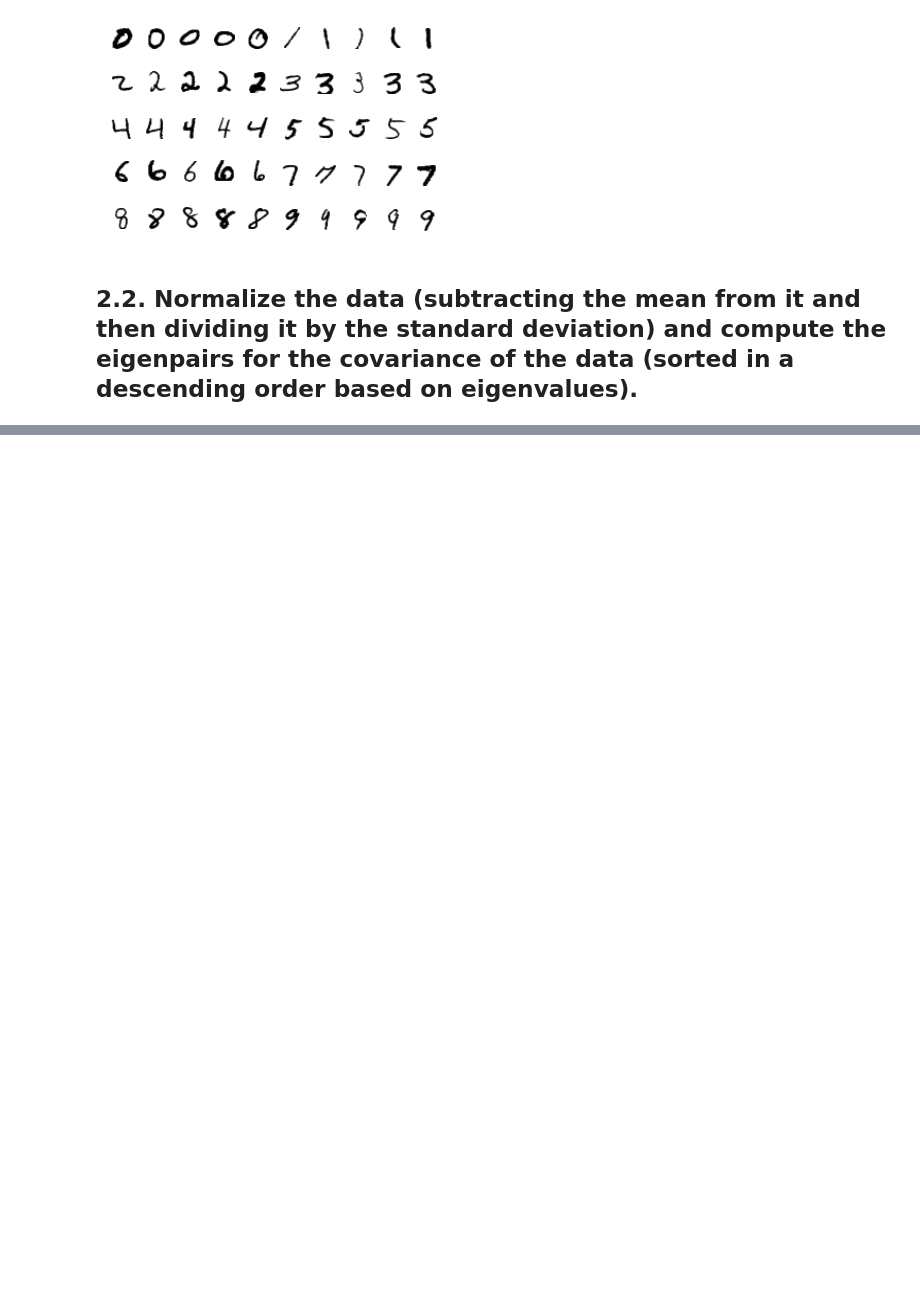
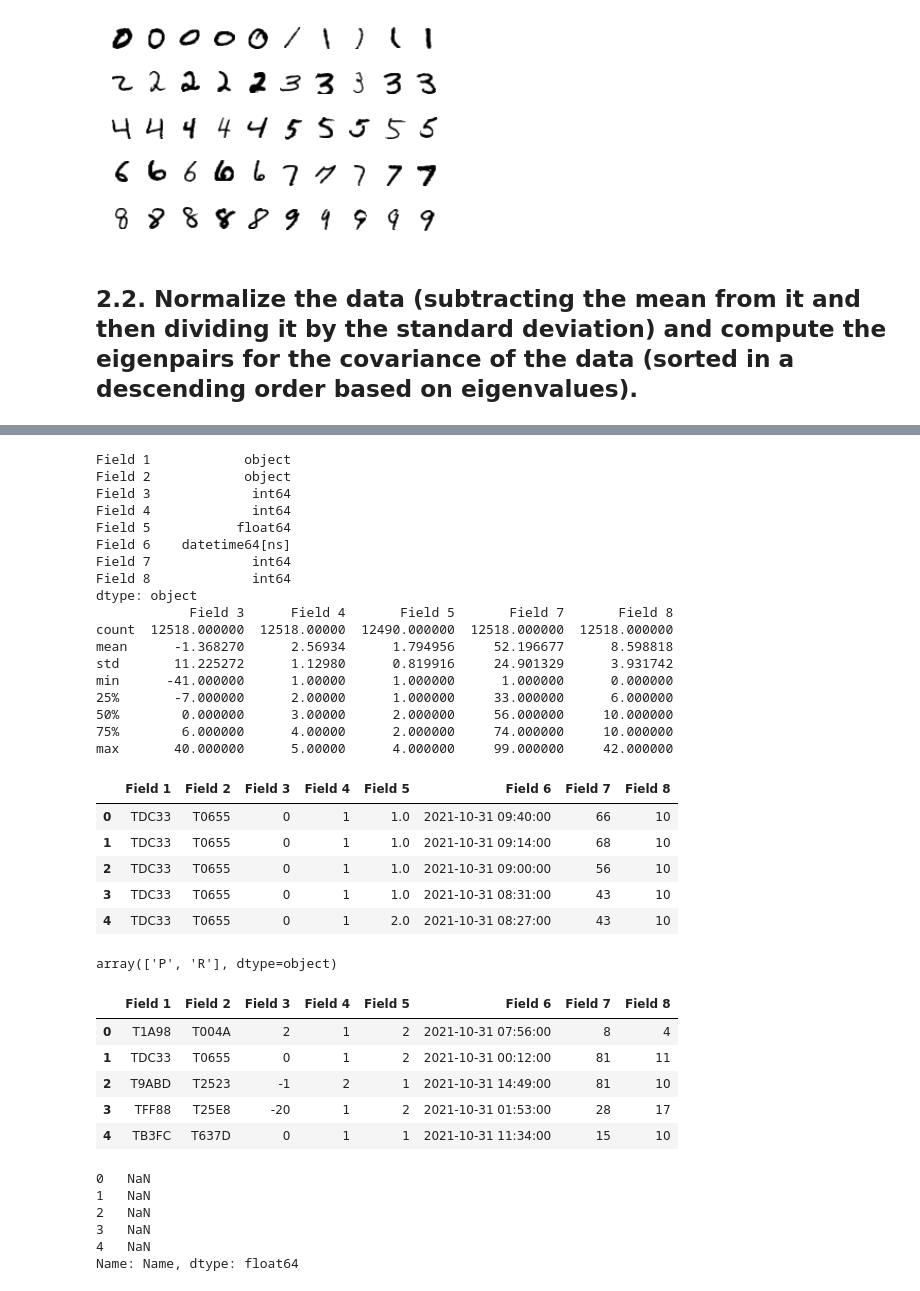
Before and after one commit to theabc50111/nccu_cs_hw, a Jupyter notebook: DeepLearning_HW/hw2/110753201_hw2_資科碩一曹昱維.ipynb, the cells around one changed output, grey strips where cells are left out. Cells and saved outputs as stored; diff of their text form; code cells hidden in the pictures; blank space fills up the shorter version.

```diff
--- a/DeepLearning_HW/hw2/110753201_hw2_資科碩一曹昱維.ipynb
+++ b/DeepLearning_HW/hw2/110753201_hw2_資科碩一曹昱維.ipynb
@@ -160,0 +186,52 @@ array([[0.        , 0.        , 0.        , 0.        , 0.        ,
+# %%
+import pandas as pd
+ori_train = pd.read_csv('PBP_train.csv', parse_dates=['Field 6'], infer_datetime_format=True)
+ori_test = pd.read_csv('PBP_test.csv', parse_dates=['Field 6'], infer_datetime_format=True)
+x_train = ori_train.drop('Name', axis=1)
+y_train = ori_train['Name']
+x_test = ori_test.drop('Name', axis=1)
+y_test = ori_test['Name']
+print(x_train.dtypes)
+print(x_train.describe())
+display(x_train.head())
+display(y_train.unique())
+display(x_test.head())
+display(y_test.head())
+# %% [output]
+Field 1            object
+Field 2            object
+Field 3             int64
+Field 4             int64
+Field 5           float64
+Field 6    datetime64[ns]
+Field 7             int64
+Field 8             int64
+dtype: object
+            Field 3      Field 4       Field 5       Field 7       Field 8
+count  12518.000000  12518.00000  12490.000000  12518.000000  12518.000000
+mean      -1.368270      2.56934      1.794956     52.196677      8.598818
+std       11.225272      1.12980      0.819916     24.901329      3.931742
+min      -41.000000      1.00000      1.000000      1.000000      0.000000
+25%       -7.000000      2.00000      1.000000     33.000000      6.000000
+50%        0.000000      3.00000      2.000000     56.000000     10.000000
+75%        6.000000      4.00000      2.000000     74.000000     10.000000
+max       40.000000      5.00000      4.000000     99.000000     42.000000
+|  | Field 1 | Field 2 | Field 3 | Field 4 | Field 5 | Field 6 | Field 7 | Field 8 |
+| 0 | TDC33 | T0655 | 0 | 1 | 1.0 | 2021-10-31 09:40:00 | 66 | 10 |
+| 1 | TDC33 | T0655 | 0 | 1 | 1.0 | 2021-10-31 09:14:00 | 68 | 10 |
+| 2 | TDC33 | T0655 | 0 | 1 | 1.0 | 2021-10-31 09:00:00 | 56 | 10 |
+| 3 | TDC33 | T0655 | 0 | 1 | 1.0 | 2021-10-31 08:31:00 | 43 | 10 |
+| 4 | TDC33 | T0655 | 0 | 1 | 2.0 | 2021-10-31 08:27:00 | 43 | 10 |
+array(['P', 'R'], dtype=object)
+|  | Field 1 | Field 2 | Field 3 | Field 4 | Field 5 | Field 6 | Field 7 | Field 8 |
+| 0 | T1A98 | T004A | 2 | 1 | 2 | 2021-10-31 07:56:00 | 8 | 4 |
+| 1 | TDC33 | T0655 | 0 | 1 | 2 | 2021-10-31 00:12:00 | 81 | 11 |
+| 2 | T9ABD | T2523 | -1 | 2 | 1 | 2021-10-31 14:49:00 | 81 | 10 |
+| 3 | TFF88 | T25E8 | -20 | 1 | 2 | 2021-10-31 01:53:00 | 28 | 17 |
+| 4 | TB3FC | T637D | 0 | 1 | 1 | 2021-10-31 11:34:00 | 15 | 10 |
+0   NaN
+1   NaN
+2   NaN
+3   NaN
+4   NaN
+Name: Name, dtype: float64
```
Also changed, not shown: parts of 19 cells of this notebook.
